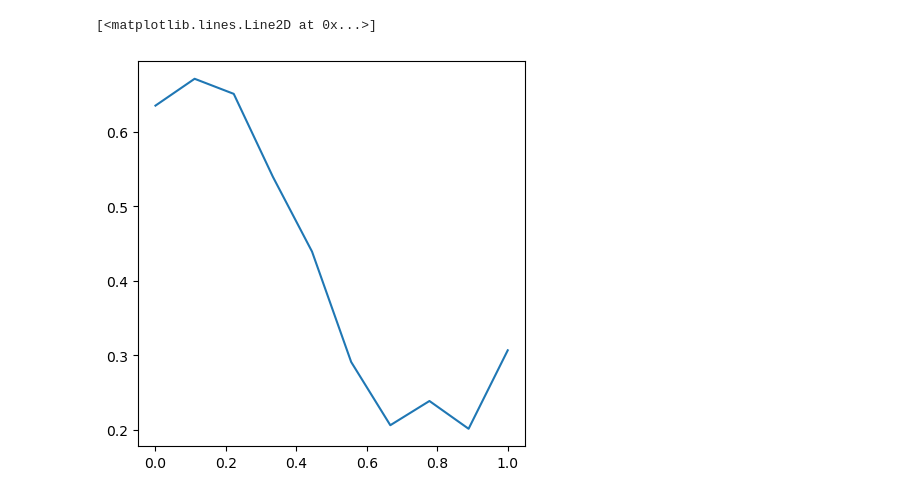
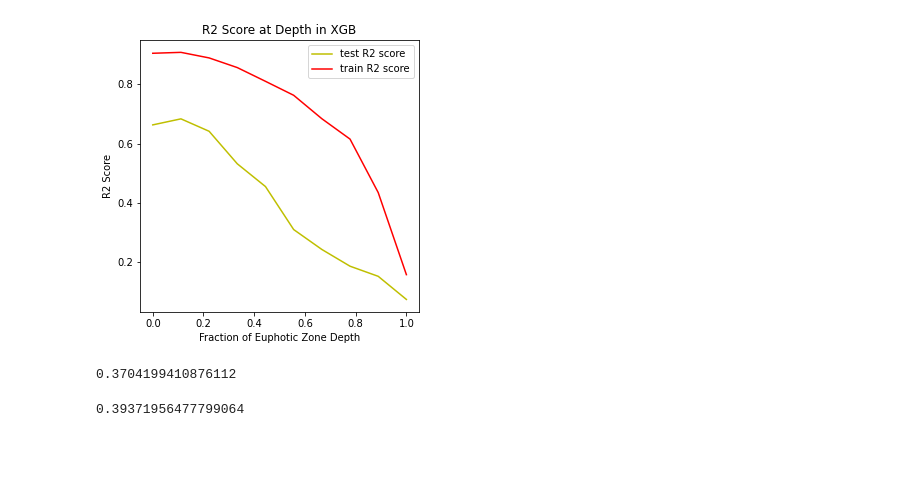
Before and after one commit to gnyirjesy/ocean-depth-characterization, a Jupyter notebook: preliminary_models/final_ml_testing_bh.ipynb, the cells around one changed output. Saved outputs shown, nothing was run; the diff lists cells and outputs as text; code cells hidden in the pictures; blank space fills up the shorter version.

Commit message:
new model + html ouputs

```diff
--- a/preliminary_models/final_ml_testing_bh.ipynb
+++ b/preliminary_models/final_ml_testing_bh.ipynb
@@ -58,6 +142,8 @@ X_test = scaler.transform(X_test)
 nn_model = Sequential()
 
 nn_model.add(Dense(256, input_dim=input_dim, activation='relu'))
+nn_model.add(Dropout(0.2))
+nn_model.add(Dense(144, activation='relu'))
 nn_model.add(Dropout(0.2))
 nn_model.add(Dense(64, activation='relu'))
 nn_model.add(Dropout(0.2))
@@ -83,8 +169,21 @@ for i in range(Y_train.shape[1]):
 
 # check our MSE on the 4 prediction points
 preds = np.array(xgb_preds_te).T
-# and on train set
 train_pred = np.array(xgb_preds_tr).T
+# '''
+# add a neural net after xgboost output
+nn_2 = Sequential()
+nn_2.add(Dense(144, input_dim=preds.shape[1], activation='relu'))
+nn_2.add(Dropout(0.2))
+nn_2.add(Dense(64, activation='relu'))
+nn_2.add(Dropout(0.2))
+nn_2.add(Dense(Y_test.shape[1]))
+nn_2.compile(loss='mse', optimizer='adam')
+
+nn_2_history = nn_2.fit(train_pred, Y_train.to_numpy(), epochs=10, batch_size=24, verbose=1)
+
+train_pred = nn_2.predict(train_pred)
+preds = nn_2.predict(preds)
 # '''
 actuals = Y_test.to_numpy()
 train_ac = Y_train.to_numpy()
@@ -92,4 +191,13 @@ train_ac = Y_train.to_numpy()
 print(f'Test MSE: {mean_squared_error(actuals, preds):.4f}')
 
 print(f'Train MSE: {mean_squared_error(train_ac, train_pred):.4f}')
+
+# create knn predictions for mixing
+knn_simp = pickle.load(open('../model_files/knearestneighbors_cluster_classification_simple.pkl', 'rb'))
+
+knn_df_tr = full_train[['date_doy_rad', 'latitude', 'longitude']]
+knn_df_te = full_test[['date_doy_rad', 'latitude', 'longitude']]
+
+knn_preds_tr = knn_simp.predict(knn_df_tr.to_numpy())
+knn_preds_te = knn_simp.predict(knn_df_te.to_numpy())
 # %% [output]
@@ -228,11 +299,27 @@ plt.plot()
 # %%
 # finally lets check r2 scores on test set
 fig, ax = plt.subplots(1, 1, figsize=(5, 5))
 depts = [i/9 for i in range(10)]
-scores = list()
+te_scores = list()
+tr_scores = list()
 for i in range(10):
-    score = scores.append(r2_score(actuals[:, i], preds[:, i]))
-ax.plot(depts, scores)
+    te_scores.append(r2_score(actuals[:, i], preds[:, i]))
+    tr_scores.append(r2_score(train_ac[:, i], train_pred[:, i]))
+
+ax.plot(depts, te_scores, 'y', label='test R2 score')
+ax.plot(depts, tr_scores, 'r', label='train R2 score')
+ax.set_xlabel('Fraction of Euphotic Zone Depth')
+ax.set_ylabel('R2 Score')
+ax.set_title('R2 Score at Depth in XGB')
+ax.legend()
+plt.show()
 # %% [output]
-[<matplotlib.lines.Line2D at 0x...>]
-[figure, old version]
+[figure, new version]
+# %%
+r2_score(interp_test_dists.iloc[:, :25], final_predictions)
+# %% [output]
+0.3704199410876112
+# %%
+np.mean(te_scores)
+# %% [output]
+0.39371956477799064
```
Also changed, not shown: parts of 14 cells of this notebook, 3 other files.
